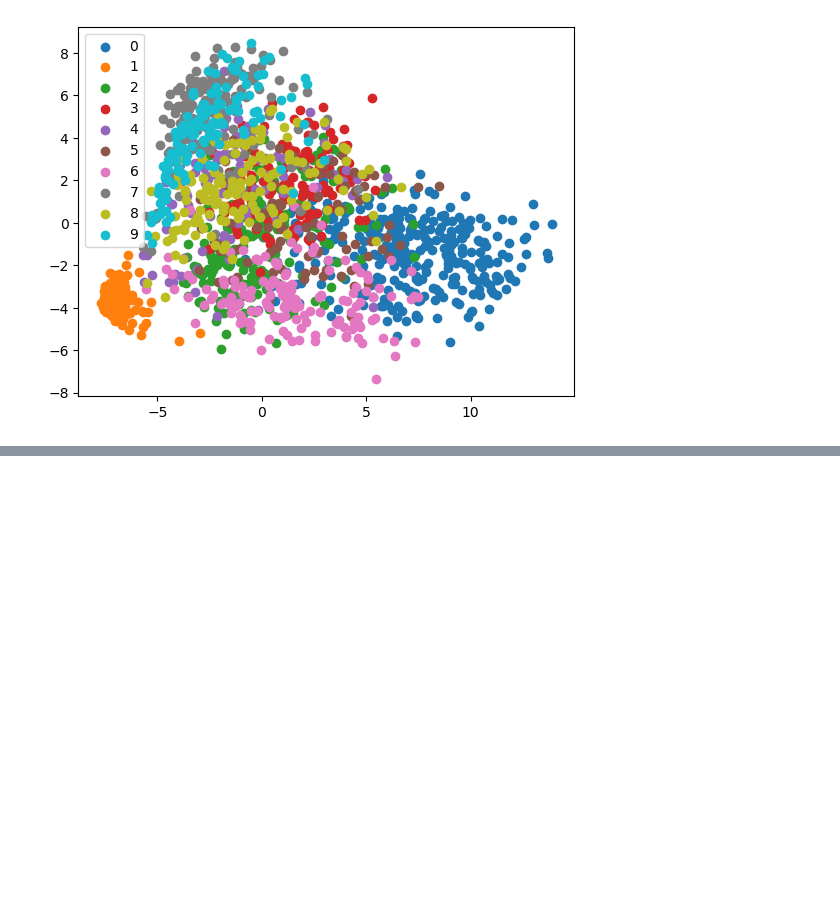
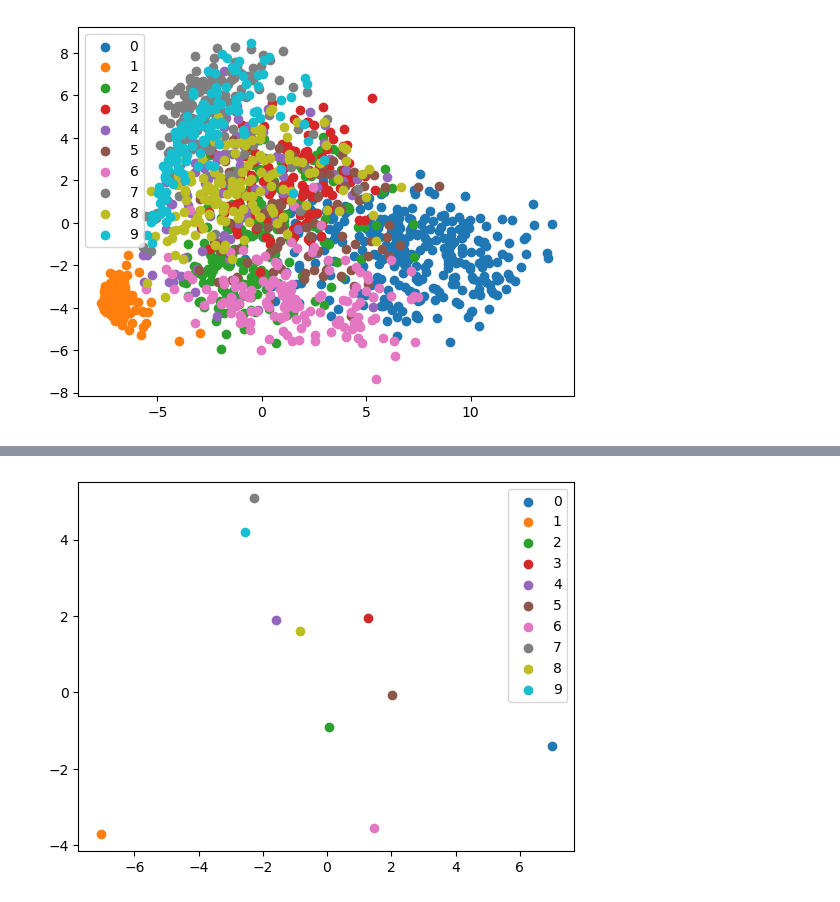
Before and after one commit to RianneAr/Deep_Learning_Ass1, a Jupyter notebook: data/FunnyExperiments.ipynb, the cells around one changed output, grey strips where cells are left out. Saved outputs shown, nothing was run; the diff lists cells and outputs as text; code cells hidden in the pictures; blank space fills up the shorter version.

```diff
--- a/data/FunnyExperiments.ipynb
+++ b/data/FunnyExperiments.ipynb
@@ -47,8 +47,6 @@ compressedData
 from cProfile import label
 import matplotlib.pyplot as plt
 dataset = {}
-x = compressedData.loc[compressedData["Digits"] == 1]
-x[0]
 for i in range(0, 10):
     plotData = compressedData.loc[compressedData["Digits"] == i]
     plt.scatter(plotData[0], plotData[1], label = f"{i}")
@@ -56,3 +54,15 @@ plt.legend()
 plt.show()
 # %% [output]
 [figure]
+# %%
+centrePoints = {}
+for i in range(0, 10):
+    datacloud = compressedData.loc[compressedData["Digits"] == i]
+    x = datacloud[0].mean(axis=0)
+    y = datacloud[1].mean(axis=0)
+    print(f"{i} mean is ({x},{y})")
+    centrePoints[i] = (x, y)
+
+
+df = pd.DataFrame(centrePoints)
+df
@@ -58,0 +83,7 @@ plt.show()
+# %%
+for i in range(0, 10):
+    plt.scatter(df[i][0], df[i][1], label=f"{i}")
+plt.legend()
+plt.show()
+# %% [output]
+[figure, added]
```
Also changed, not shown: parts of 1 cell of this notebook, 4 other files.
